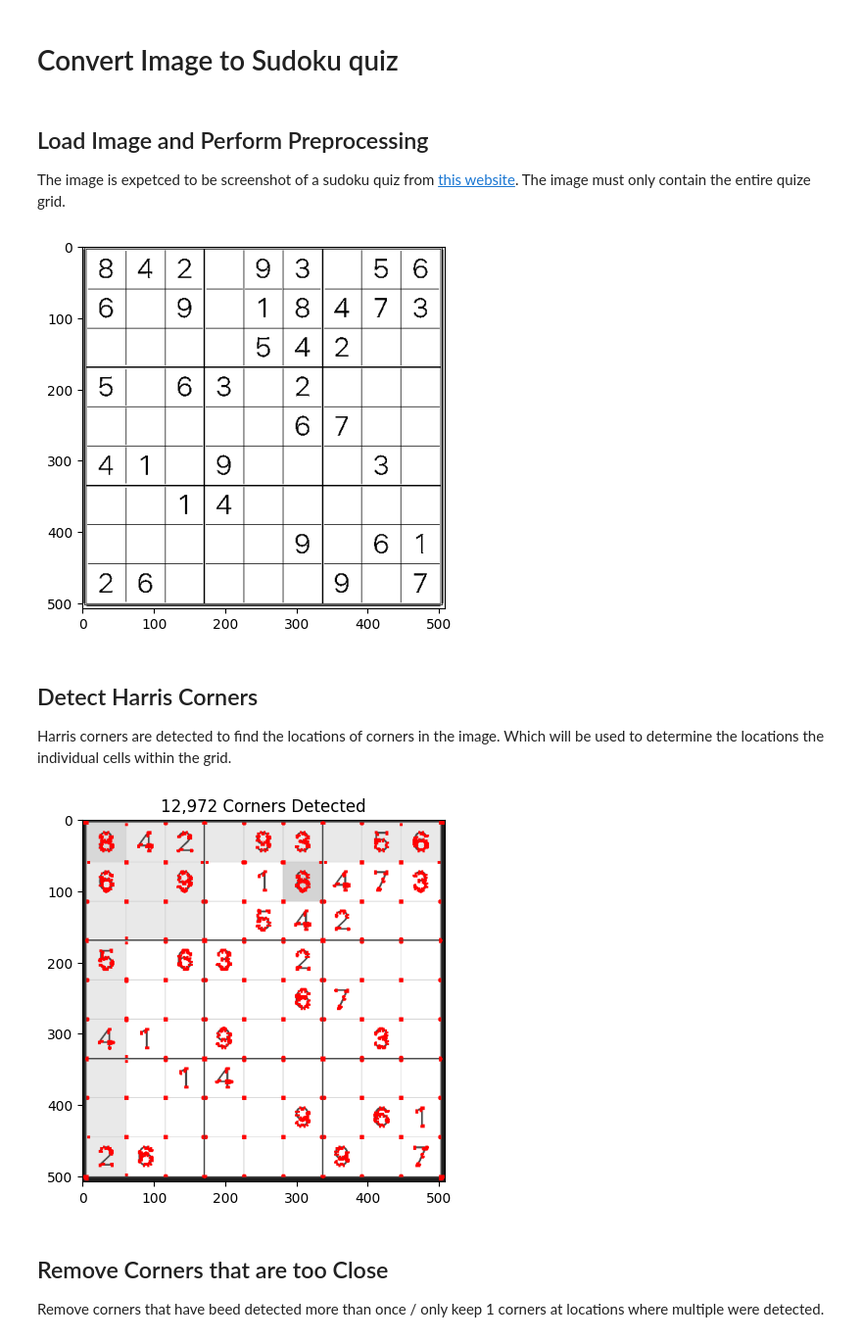
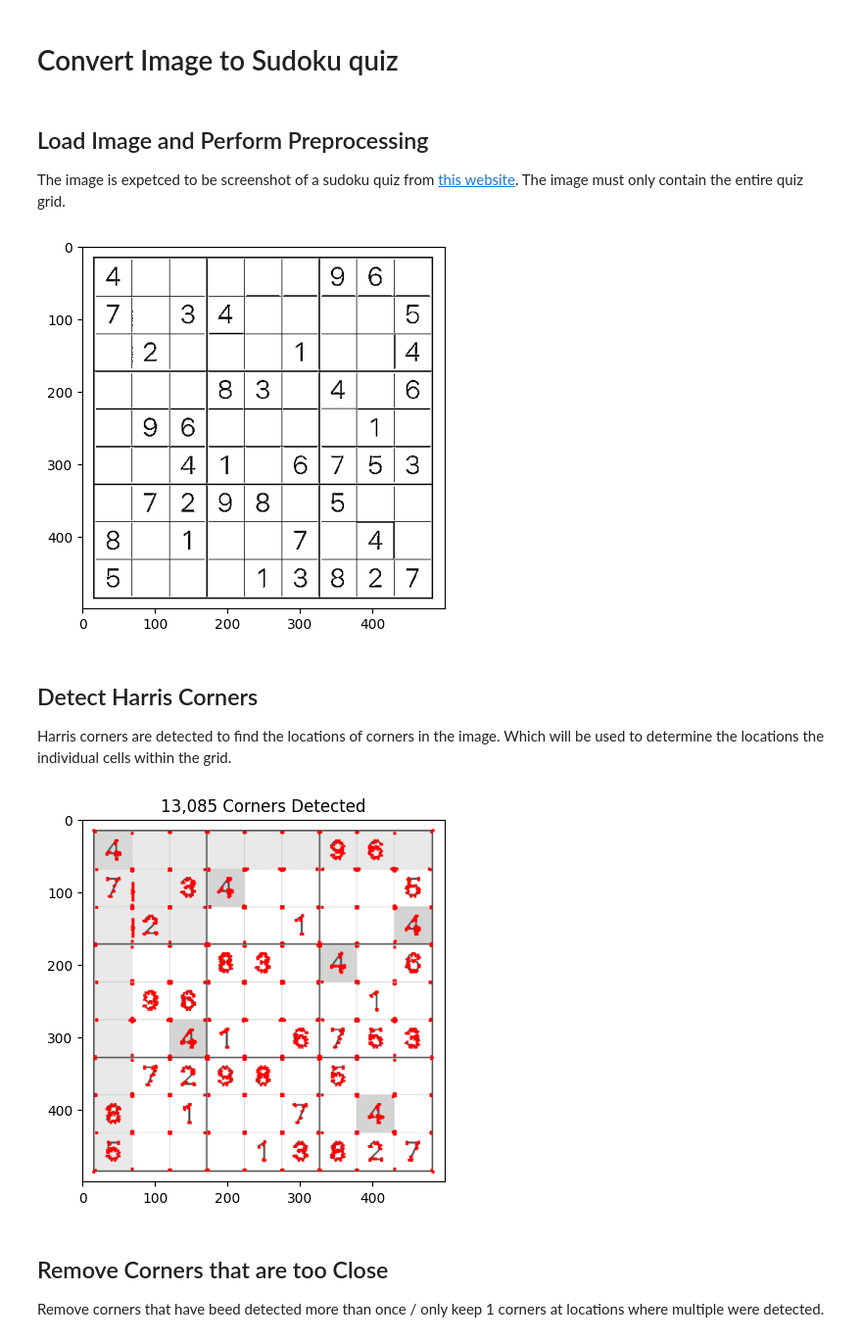
Before and after one commit to GCSchmidt/sudoku-solver-project, a Jupyter notebook: sudoku_image_solver.ipynb, the cells around one changed output. Shown at 98% size. Cells and saved outputs as stored; diff of their text form; code cells hidden in the pictures.

Commit message:
quiz images now get resized to 500x500

```diff
--- a/sudoku_image_solver.ipynb
+++ b/sudoku_image_solver.ipynb
@@ -112,46 +112,46 @@ def image_to_string(img, vertical_lines_coords, horizontal_lines_coords):
 # %% [markdown]
 ## Load Image and Perform Preprocessing
 
-The image is expetced to be screenshot of a sudoku quiz from [this website](https://sudoku.com/). The image must only contain the entire quize grid.
+The image is expetced to be screenshot of a sudoku quiz from [this website](https://sudoku.com/). The image must only contain the entire quiz grid.
 # %%
-img_gray = cv.imread("inputs/images/quiz_3.png", cv.IMREAD_GRAYSCALE)
+img_gray = cv.imread("inputs/images/quiz_1.png", cv.IMREAD_GRAYSCALE)
+# resize for consistency
+img_gray = cv.resize(img_gray, (500, 500), interpolation= cv.INTER_LINEAR)
 img_rgb = cv.cvtColor(img_gray,cv.COLOR_GRAY2RGB)
 
-_, img_th1 = cv.threshold(img_gray,230,255,cv.THRESH_BINARY)
-
-img_th2 = cv.adaptiveThreshold(img_gray,255,cv.ADAPTIVE_THRESH_GAUSSIAN_C, cv.THRESH_BINARY,5,3)
+img_th = cv.adaptiveThreshold(img_gray,255,cv.ADAPTIVE_THRESH_GAUSSIAN_C, cv.THRESH_BINARY,5,3)
 
 if img_gray is None:
     sys.exit("Could not read the image.")
 
-plt.imshow(img_th2, cmap='binary_r', vmax=255, vmin=0)
+plt.imshow(img_th, cmap='binary_r', vmax=255, vmin=0)
 plt.show()
 # %% [output]
-[figure, old version]
+[figure, new version]
 # %% [markdown]
 ## Detect Harris Corners
 
 Harris corners are detected to find the locations of corners in the image. Which will be used to determine the locations the individual cells within the grid.
 # %%
-dst = cv.cornerHarris(img_th2,2,3,0.04)
+dst = cv.cornerHarris(img_th,2,3,0.04)
 
 #result is dilated for marking the corners, not important
 dst = cv.dilate(dst,None)
 
 # Threshold for an optimal value, it may vary depending on the image.
 img_harris = img_rgb.copy()
 
 corner_condition = dst>0.01*dst.max()
 detected_harris_n = (corner_condition).sum()
 corner_coords = np.argwhere(corner_condition)
 
 img_harris[corner_condition]=[255,0,0] # draw corner points
 
 plt.title(f'{detected_harris_n:,} Corners Detected')
 plt.imshow(img_harris)
 plt.show()
 # %% [output]
-[figure, old version]
+[figure, new version]
 # %% [markdown]
 ## Remove Corners that are too Close
 
```
Also changed, not shown: parts of 8 cells of this notebook, 2 other files.
